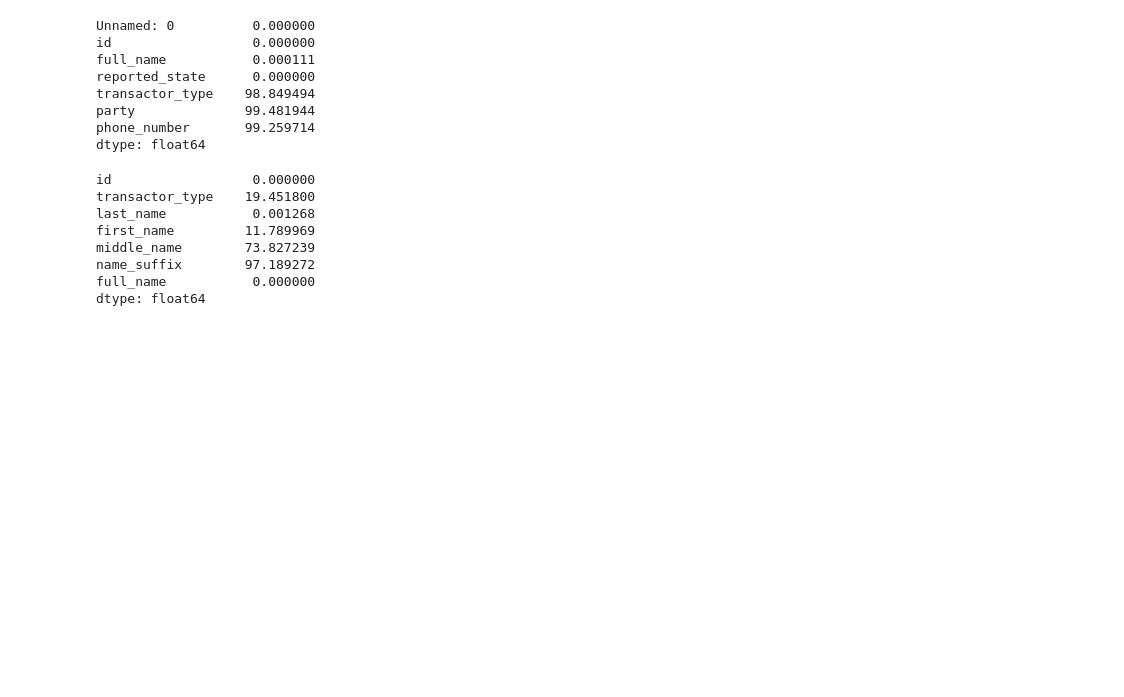
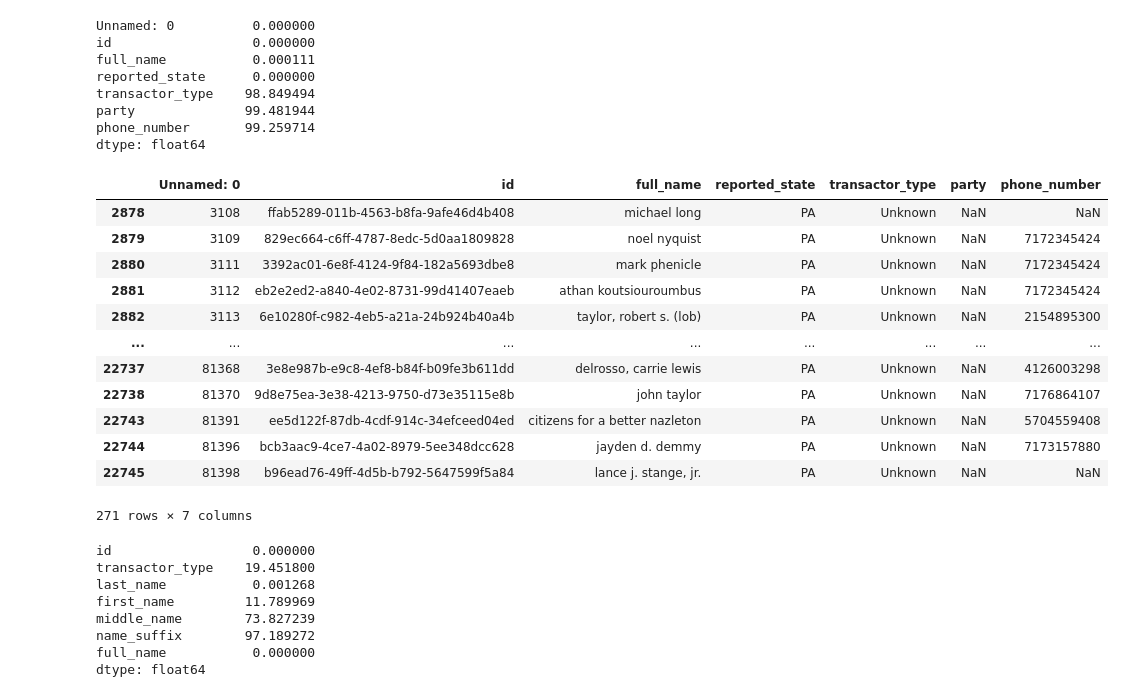
Before and after one commit to satadisha/ner_congressional_records, a Jupyter notebook: test.ipynb, the cells around one changed output. Drawn from its saved outputs; the diff is of its cells as text; code cells hidden in the pictures; blank space fills up the shorter version.

```diff
--- a/test.ipynb
+++ b/test.ipynb
@@ -379,6 +379,22 @@ transactor_type    98.849494
 party              99.481944
 phone_number       99.259714
 dtype: float64
+# %%
+pa_transcators[pa_transcators['transactor_type']=='Unknown']
+# %% [output]
+|  | Unnamed: 0 | id | full_name | reported_state | transactor_type | party | phone_number |
+| 2878 | 3108 | ffab5289-011b-4563-b8fa-9afe46d4b408 | michael long | PA | Unknown | NaN | NaN |
+| 2879 | 3109 | 829ec664-c6ff-4787-8edc-5d0aa1809828 | noel nyquist | PA | Unknown | NaN | 7172345424 |
+| 2880 | 3111 | 3392ac01-6e8f-4124-9f84-182a5693dbe8 | mark phenicle | PA | Unknown | NaN | 7172345424 |
+| 2881 | 3112 | eb2e2ed2-a840-4e02-8731-99d41407eaeb | athan koutsiouroumbus | PA | Unknown | NaN | 7172345424 |
+| 2882 | 3113 | 6e10280f-c982-4eb5-a21a-24b924b40a4b | taylor, robert s. (lob) | PA | Unknown | NaN | 2154895300 |
+| ... | ... | ... | ... | ... | ... | ... | ... |
+| 22737 | 81368 | 3e8e987b-e9c8-4ef8-b84f-b09fe3b611dd | delrosso, carrie lewis | PA | Unknown | NaN | 4126003298 |
+| 22738 | 81370 | 9d8e75ea-3e38-4213-9750-d73e35115e8b | john taylor | PA | Unknown | NaN | 7176864107 |
+| 22743 | 81391 | ee5d122f-87db-4cdf-914c-34efceed04ed | citizens for a better nazleton | PA | Unknown | NaN | 5704559408 |
+| 22744 | 81396 | bcb3aac9-4ce7-4a02-8979-5ee348dcc628 | jayden d. demmy | PA | Unknown | NaN | 7173157880 |
+| 22745 | 81398 | b96ead76-49ff-4d5b-b792-5647599f5a84 | lance j. stange, jr. | PA | Unknown | NaN | NaN |
+271 rows × 7 columns
 # %%
 az_transcators.isna().mean()*100
 # %% [output]
```
Also changed, not shown: 1 other file.
